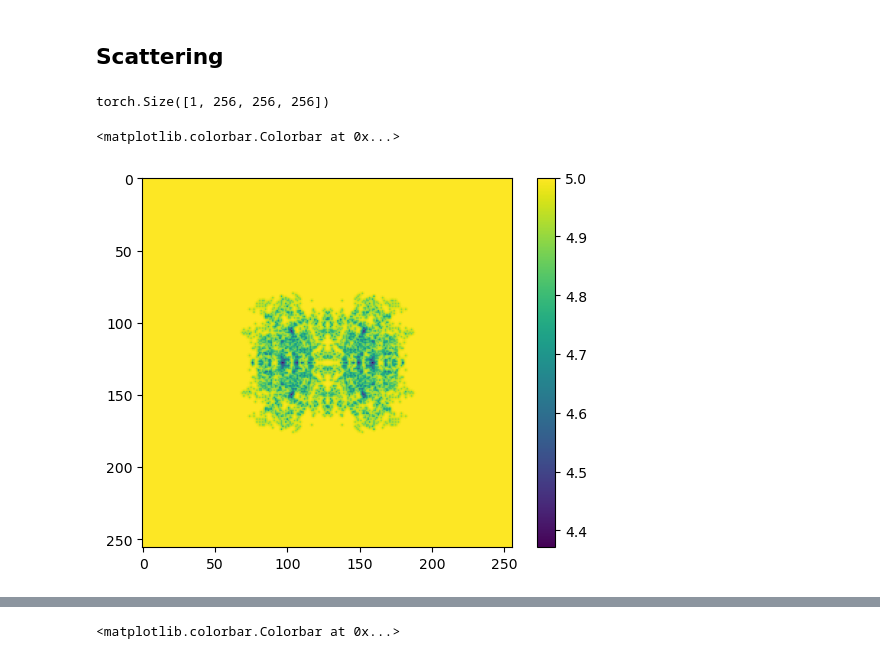
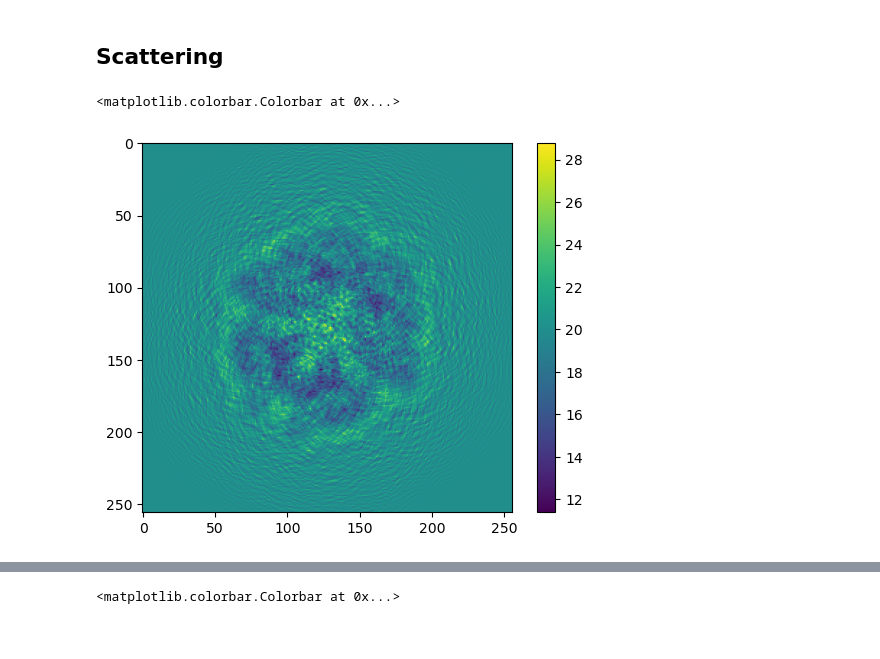
Before and after one commit to joelyeois/specter, a Jupyter notebook: notebooks/image-formation-models.ipynb, the cells around one changed output, grey strips where cells are left out. Saved outputs shown, nothing was run; the diff lists cells and outputs as text; code cells hidden in the pictures.

Commit message:
developing forward model

```diff
--- a/notebooks/image-formation-models.ipynb
+++ b/notebooks/image-formation-models.ipynb
@@ -54,16 +76,35 @@ plot3d(pm.icy_particle, title="Icy particle")
 energy = 200  # keV
 dose_per_angstrom = 20  # e-/A^2
 dose_per_pixel = dose_per_angstrom * dx**2  # e-/px^2
-scattering_model = "firstborn"
+scattering_model = "multislice"
+aberration_model = "holography"
 sc = Scattering(
-    pm.particle.shape,
+    n,
     dx,
     energy,
-    dose_per_pixel,
+    dose_per_angstrom,
     scattering_model=scattering_model,
 )
+
+potential = pm.particle.clone()[None, ...]
+potential.shape
+
+exitwave = sc(potential)
+
+ab = Aberration(
+    n,
+    dx,
+    energy,
+    aberration_model=aberration_model,
+    alpha=0.1,
+)
+
+cs = torch.tensor([2.7e7])
+dfu = torch.tensor([10000])
+dfv = torch.tensor([10000])
+dfang = torch.tensor([0])
+ab_ew = ab(exitwave, cs, dfu, dfv, dfang)
+
+d = Detector(dx, dose_per_angstrom, aberration_model=aberration_model)
+
+im = d(ab_ew)
-# %%
-potential = pm.particle.clone()[None, ...]
-potential.shape
-# %% [output]
-torch.Size([1, 256, 256, 256])
@@ -74,6 +111,6 @@ exitwave = sc(cp)
-# %%
-plt.imshow(torch.abs(exitwave[0])**2)
-plt.colorbar()
-# %% [output]
-<matplotlib.colorbar.Colorbar at 0x...>
-[figure, removed]
+# %%
+plt.imshow(im[0])
+plt.colorbar()
+# %% [output]
+<matplotlib.colorbar.Colorbar at 0x...>
+[figure, added]
```
Also changed, not shown: parts of 9 cells of this notebook, 6 other files.
